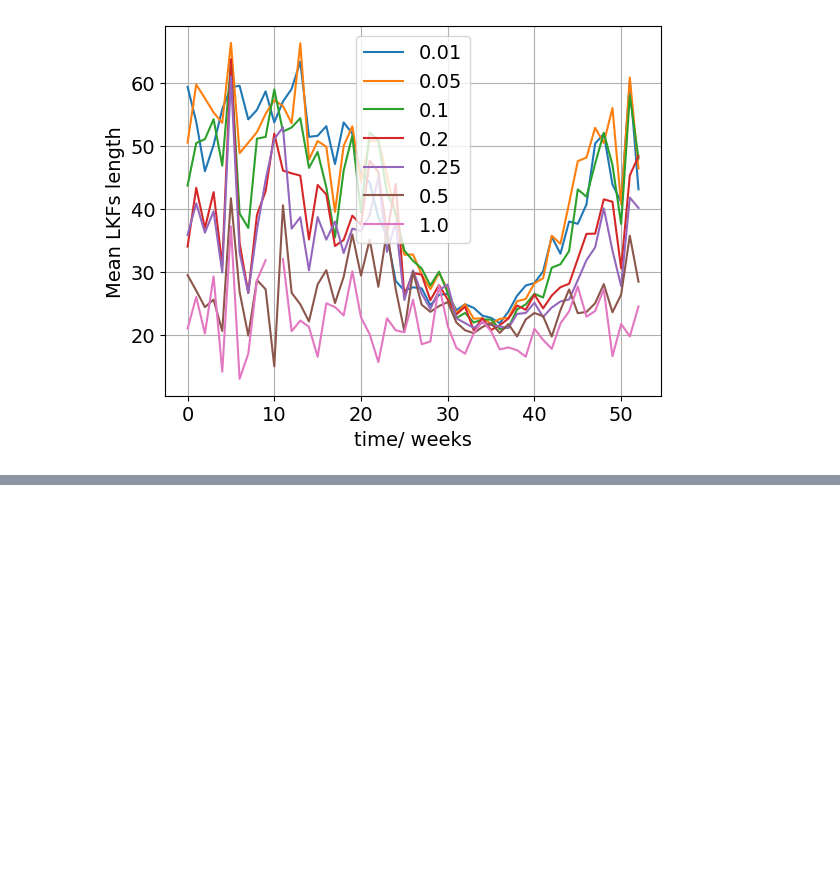
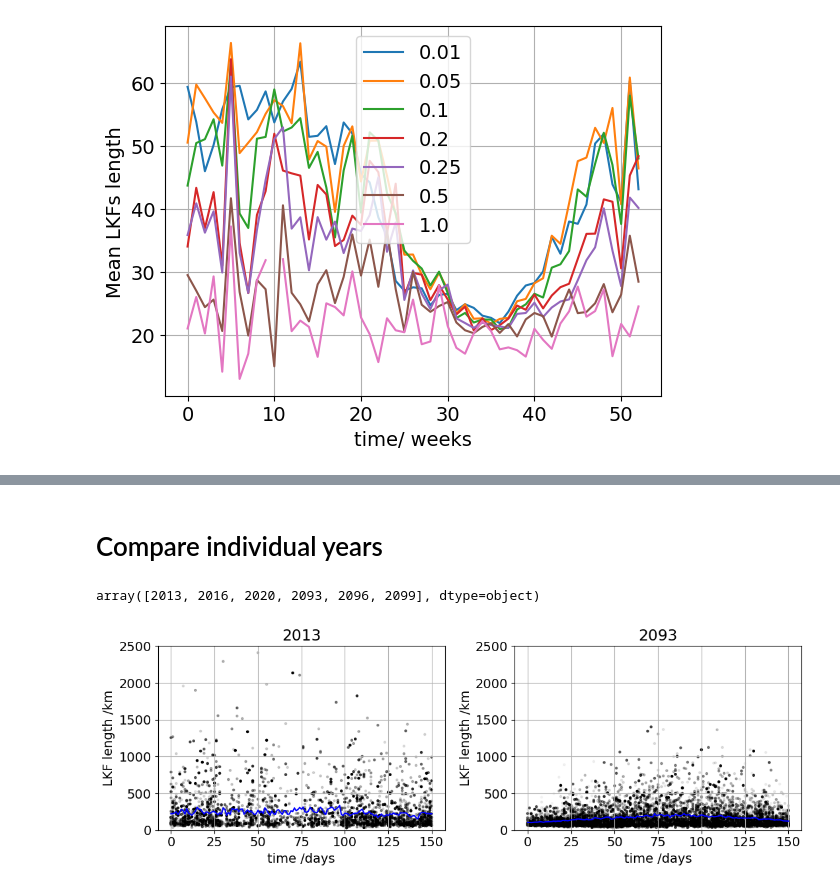
Before and after one commit to jpgaertner/lkf_detection, a Jupyter notebook: lkf_statistics.ipynb, the cells around one changed output, grey strips where cells are left out. Cells and saved outputs as stored; diff of their text form; code cells hidden in the pictures; blank space fills up the shorter version.

```diff
--- a/lkf_statistics.ipynb
+++ b/lkf_statistics.ipynb
@@ -264,5 +89,0 @@ print('\n'.join(['   \t'.join([str(tracks_all_dataset[day][lkf]).replace('[ ','[
-# %%
-# get the lkf paths starting at each timestep
-lkf_paths = []
-for lkfs_all_dataset, tracks_all_dataset in zip(lkfs_all, tracks_all):
-    lkf_paths.append(get_lkf_paths(lkfs_all_dataset, tracks_all_dataset))
@@ -322,0 +210,43 @@ array([1, 3, array([  5, 141]), array([6, 5]),
+# %% [markdown]
+# Compare individual years
+# %%
+years
+# %% [output]
+array([2013, 2016, 2020, 2093, 2096, 2099], dtype=object)
+# %%
+def compare_scatter(data, mean, ylabel, ylim):
+    i = 0
+    j = 3
+    d = 151
+
+    fig, axs = plt.subplots(1,2, figsize=(11,4))
+
+    for ax, data, mean, title in zip(
+        axs, [data[i][:d], data[j][:d]], [mean[i][:d], mean[j][:d]], [years[i], years[j]]
+    ):
+
+        for timestep, lkf_len_timestep in enumerate(data):
+
+            try:
+                frequency = np.zeros(int(np.max(lkf_len_timestep)+1))
+                for lkf_len_i in lkf_len_timestep:
+                    frequency[lkf_len_i] += 1
+
+                f_norm = frequency/frequency.max()
+            except:
+                f_norm = 0
+
+            ax.scatter(timestep * np.ones_like(lkf_len_timestep), lkf_len_timestep, s=5, c='k', alpha=f_norm)
+
+        ax.plot(mean, 'b')
+        ax.grid()
+        ax.set_xlabel('time /days')
+        ax.set_ylabel(ylabel)
+        ax.set_ylim([0,ylim])
+        ax.set_title(title)
+
+    fig.tight_layout()
+# %%
+compare_scatter(lkf_len, av_lkf_len, 'LKF length /km', 2500)
+# %% [output]
+[figure, added]
```
Also changed, not shown: parts of 56 cells of this notebook, 1 other file.
